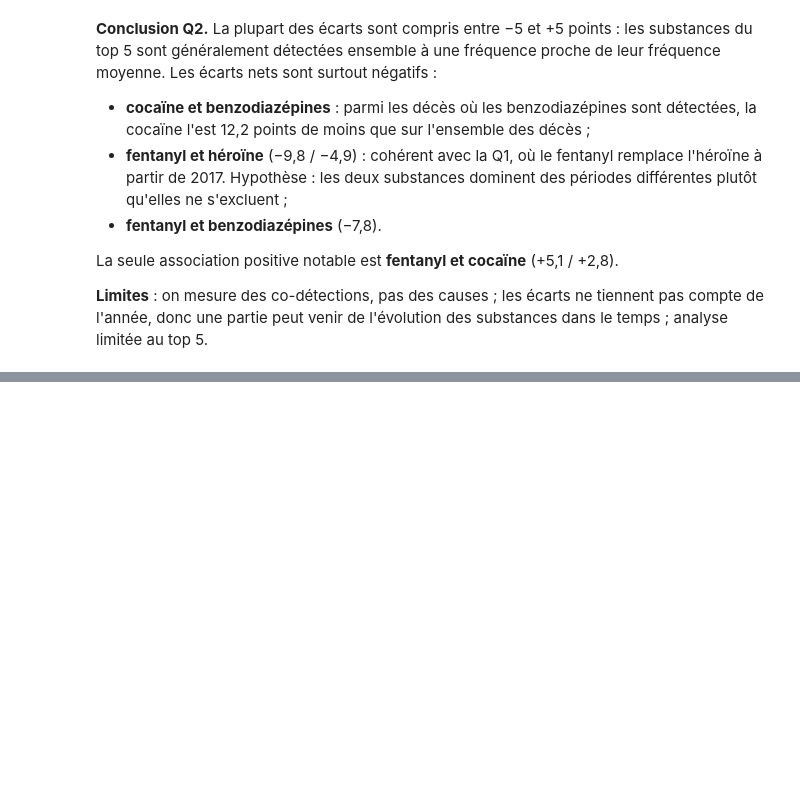
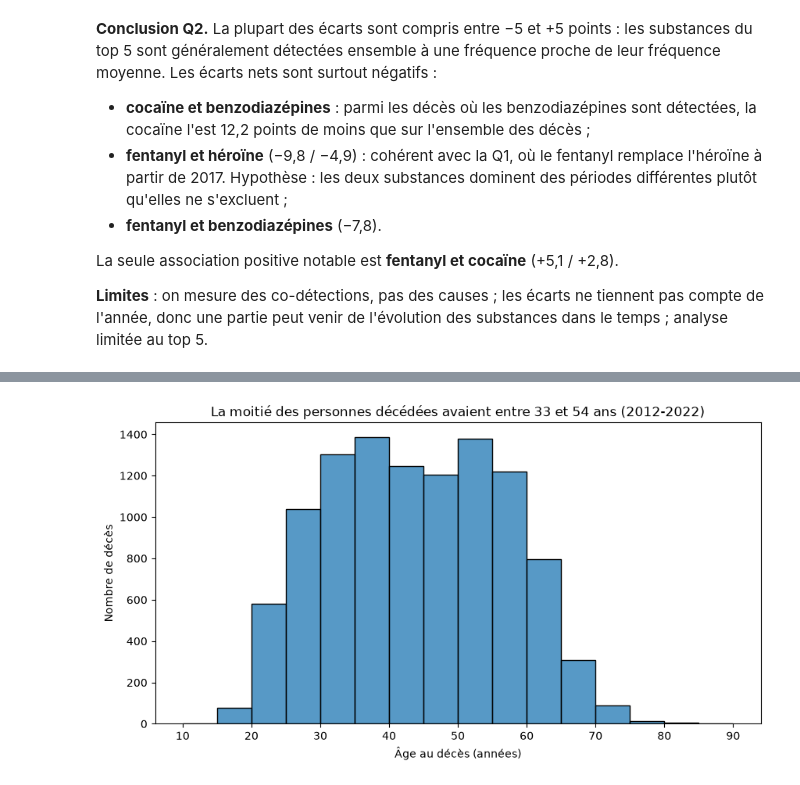
Before and after one commit to NoeChv-n/projet-analyse-overdose, a Jupyter notebook: notebooks/03_analyse.ipynb, the cells around one changed output, grey strips where cells are left out. Drawn from its saved outputs; the diff is of its cells as text; code cells hidden in the pictures; blank space fills up the shorter version.

Commit message:
feat(analyse): décrit le profil d'âge et de sexe des décès (Q3)

```diff
--- a/notebooks/03_analyse.ipynb
+++ b/notebooks/03_analyse.ipynb
@@ -238,0 +274,11 @@ donc une partie peut venir de l'évolution des substances dans le temps ; analys
+# %%
+# Graphique 4 : distribution de l'âge au décès
+fig, ax = plt.subplots(figsize=(10, 5))
+sns.histplot(data=deces, x="Age", binwidth=5, binrange=(10, 90), ax=ax)
+ax.set_title("La moitié des personnes décédées avaient entre 33 et 54 ans (2012-2022)")
+ax.set_xlabel("Âge au décès (années)")
+ax.set_ylabel("Nombre de décès")
+fig.savefig("../figures/04_distribution_age.png", bbox_inches="tight")
+plt.show()
+# %% [output]
+[figure, added]
```
Also changed, not shown: parts of 11 cells of this notebook, 4 other files.
